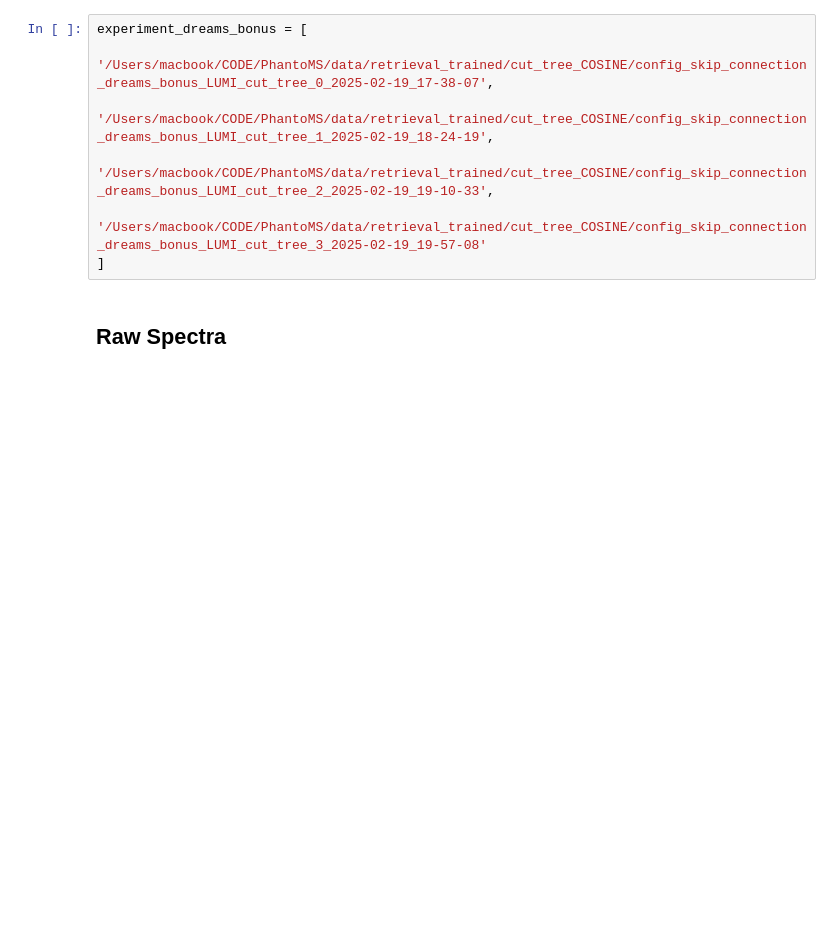
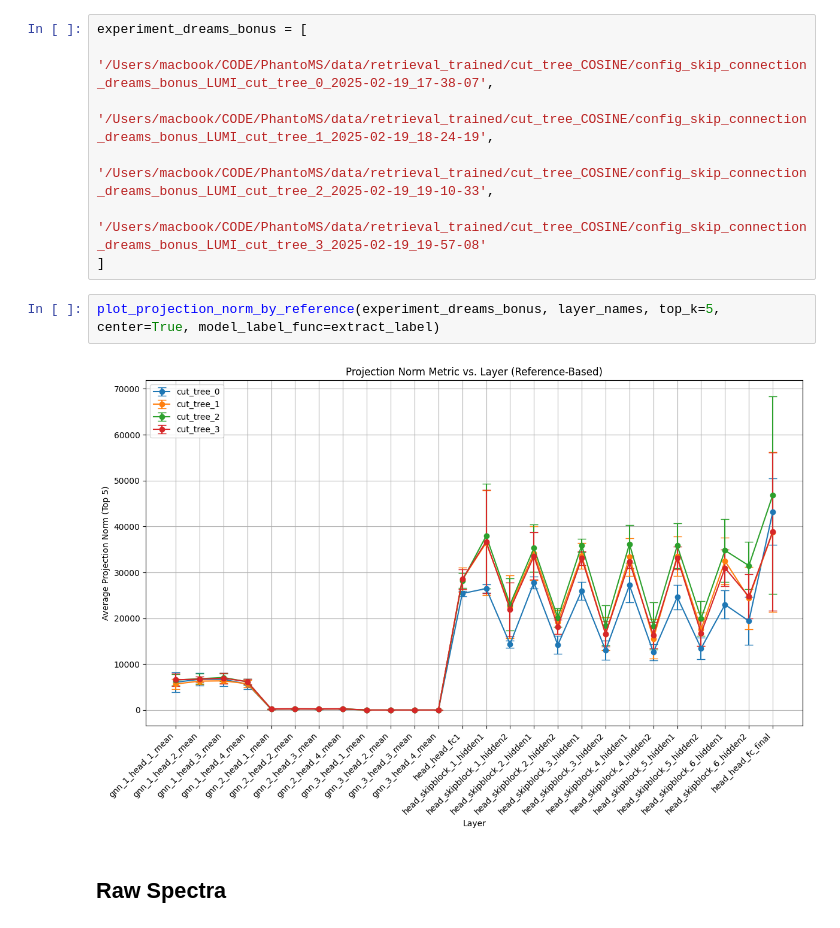
Before and after one commit to Jozefov/PhantoMS, a Jupyter notebook: notebooks/analysis/CKA_Retrieval_COSINE/projection_norm_by_input_representation.ipynb, the cells around one changed output. Drawn from its saved outputs; the diff is of its cells as text; blank space fills up the shorter version.

```diff
--- a/notebooks/analysis/CKA_Retrieval_COSINE/projection_norm_by_input_representation.ipynb
+++ b/notebooks/analysis/CKA_Retrieval_COSINE/projection_norm_by_input_representation.ipynb
@@ -180,6 +73,10 @@ experiment_dreams_bonus = [
     '/Users/macbook/CODE/PhantoMS/data/retrieval_trained/cut_tree_COSINE/config_skip_connection_dreams_bonus_LUMI_cut_tree_2_2025-02-19_19-10-33',
     '/Users/macbook/CODE/PhantoMS/data/retrieval_trained/cut_tree_COSINE/config_skip_connection_dreams_bonus_LUMI_cut_tree_3_2025-02-19_19-57-08'
 ]
+# %%
+plot_projection_norm_by_reference(experiment_dreams_bonus, layer_names, top_k=5, center=True, model_label_func=extract_label)
+# %% [output]
+[figure, added]
 # %% [markdown]
 ## Raw Spectra
 # %%
```
Also changed, not shown: parts of 11 cells of this notebook.
